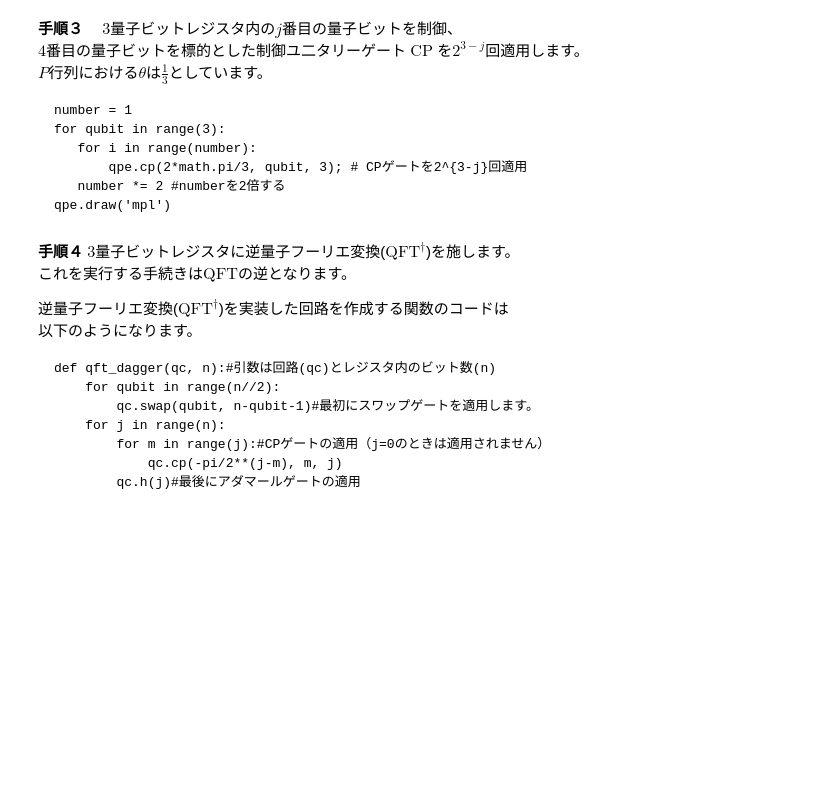
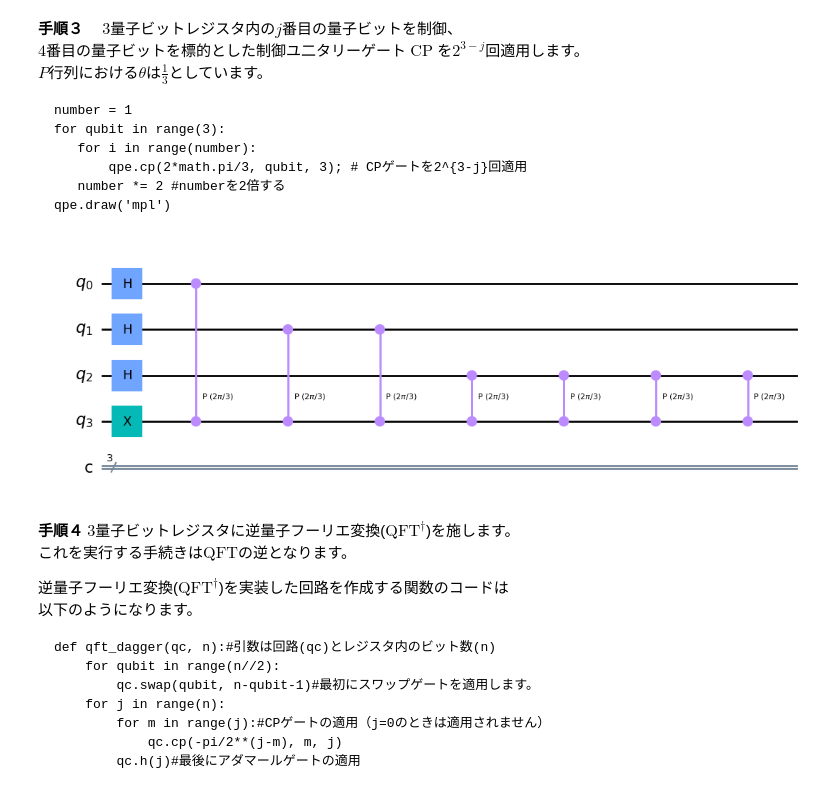
Before and after one commit to zum-m/01_jouhougakugairon, a Jupyter notebook: Copy_of_演習第9回.ipynb, the cells around one changed output. Cells and saved outputs as stored; diff of their text form; code cells hidden in the pictures; blank space fills up the shorter version.

````diff
--- a/Copy_of_演習第9回.ipynb
+++ b/Copy_of_演習第9回.ipynb
@@ -174,6 +188,15 @@ for qubit in range(3):
     number *= 2 #numberを2倍する
 qpe.draw('mpl')
 ```
+# %%
+number = 1
+for qubit in range(3):
+    for i in range(number):
+        qpe.cp(2*math.pi/3, qubit, 3); # CPゲートを2^{3-j}回適用
+    number *= 2 #numberを2倍する
+qpe.draw('mpl')
+# %% [output]
+[figure, added]
 # %% [markdown]
 **手順４** $3$量子ビットレジスタに逆量子フーリエ変換($\mathrm{QFT}^{†}$)を施します。
 これを実行する手続きは$\mathrm{QFT}$の逆となります。
````
Also changed, not shown: parts of 9 cells of this notebook.
